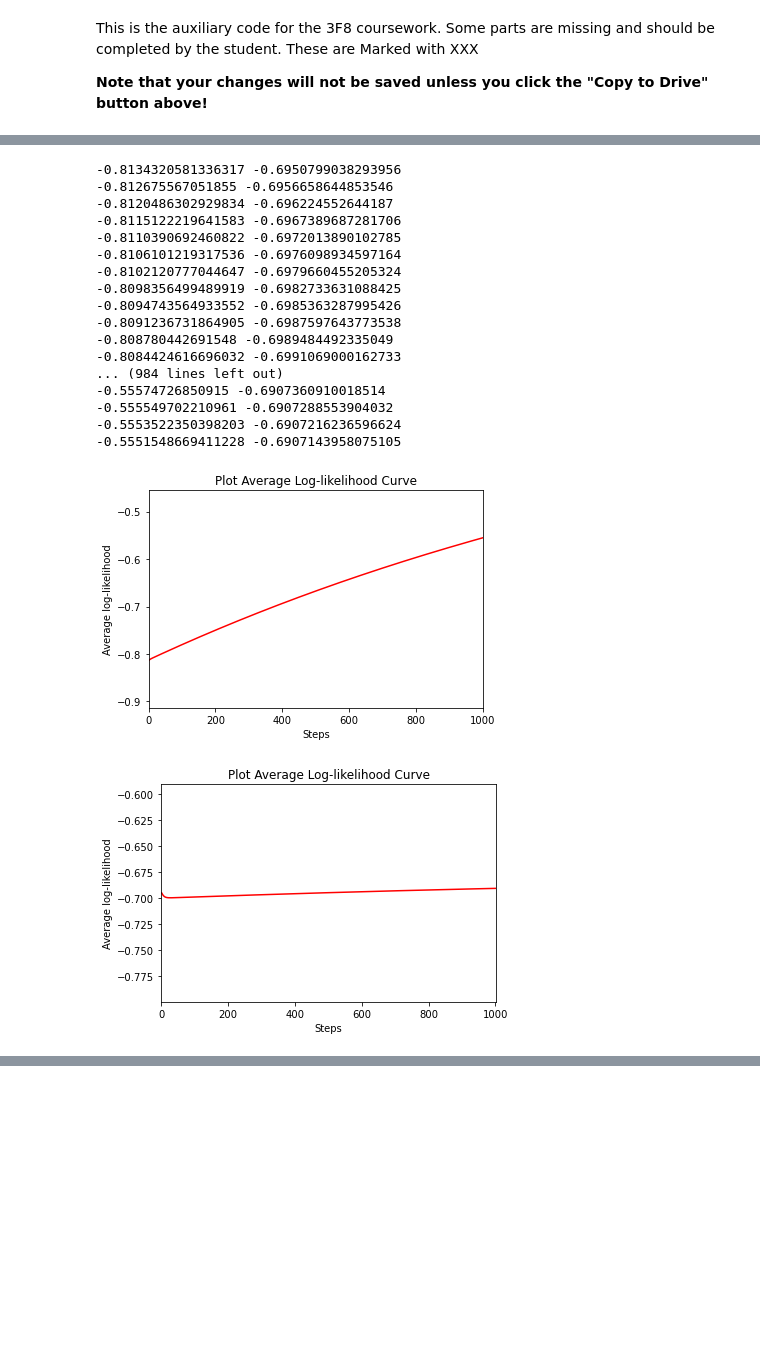
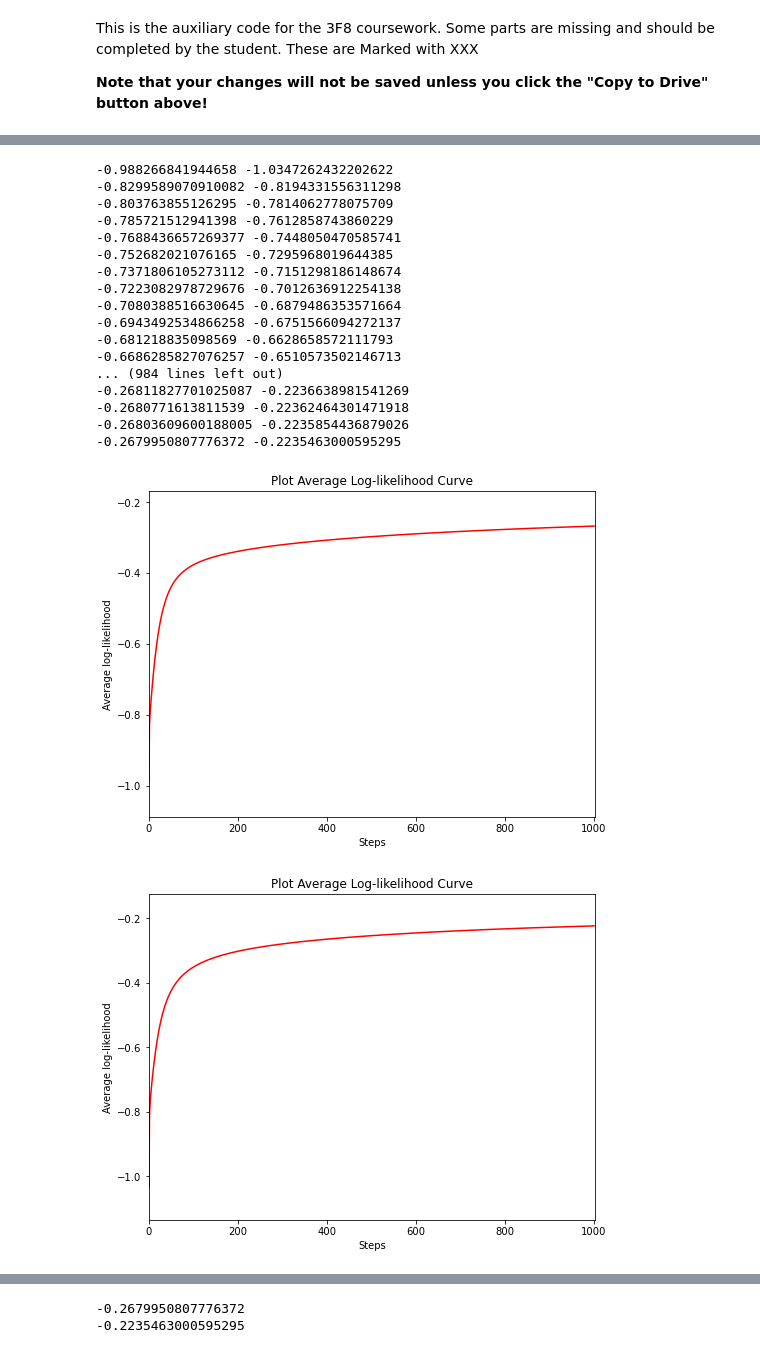
Before and after one commit to ofs416/Bayesian_Inference, a Jupyter notebook: 3F8_Lab.ipynb, the cells around one changed output, grey strips where cells are left out. Drawn from its saved outputs; the diff is of its cells as text; code cells hidden in the pictures; blank space fills up the shorter version.

```diff
--- a/3F8_Lab.ipynb
+++ b/3F8_Lab.ipynb
@@ -19,6 +19,7 @@ y = y[ permutation ]
 # We plot the data
 
 import matplotlib.pyplot as plt
+plt.rcParams["figure.figsize"] = (8,6)
 
 ##
 # Function that plots the points in 2D together with their labels
@@ -231,7 +234,7 @@ def plot_predictive_distribution(X, y, w, map_inputs = lambda x : x):
     X_tilde = get_x_tilde(map_inputs(np.concatenate((xx.ravel().reshape((-1, 1)), yy.ravel().reshape((-1, 1))), 1)))
     Z = predict(X_tilde, w)
     Z = Z.reshape(xx.shape)
-    cs2 = ax.contour(xx, yy, Z, cmap = 'RdBu', linewidths = 2)
+    cs2 = ax.contour(xx, yy, Z, cmap = 'RdBu', linewidths = 4)
     plt.clabel(cs2, fmt = '%2.1f', colors = 'k', fontsize = 14)
     plt.show()
 
@@ -241,8 +244,8 @@ from sklearn import metrics
 
 def conf_matrix(y_true, y_pred):
     y_pred = np.where(y_pred > 0.5, 1, 0)
-    confusion_matrix = metrics.confusion_matrix(y_true, y_pred)
-    cm_display = metrics.ConfusionMatrixDisplay(confusion_matrix = confusion_matrix, display_labels = [False, True])
+    confusion_matrix = metrics.confusion_matrix(y_true, y_pred, normalize='true')
+    cm_display = metrics.ConfusionMatrixDisplay(confusion_matrix = confusion_matrix, display_labels = [0, 1])
     cm_display.plot()
     plt.show()
     return
@@ -313,37 +335,45 @@ plot_ll(ll_test)
 # %%
 # We expand the data
 
-l = 0.01 # XXX Width of the Gaussian basis funcction. To be completed by the student
+l = 1 # XXX Width of the Gaussian basis funcction. To be completed by the student
 
 X_tilde_train = get_x_tilde(evaluate_basis_functions(l, X_train, X_train))
 X_tilde_test = get_x_tilde(evaluate_basis_functions(l, X_test, X_train))
 
 # We train the new classifier on the feature expanded inputs
 
-alpha = 0.001 # XXX Learning rate for gradient-based optimisation with basis functions. To be completed by the student 0.0001, 0.002, 0.00003
+alpha = 0.0001 # XXX Learning rate for gradient-based optimisation with basis functions. To be completed by the student 0.0001, 0.002, 0.00003
 n_steps = 1000 # XXX Number of steps of gradient-based optimisation with basis functions. To be completed by the student
 
 w, ll_train, ll_test = fit_w(X_tilde_train, y_train, X_tilde_test, y_test, n_steps, alpha)
 
 plot_ll(ll_train)
 plot_ll(ll_test)
+
+# We plot the predictive distribution
+
+plot_predictive_distribution(X, y, w, lambda x : evaluate_basis_functions(l, x, X_train))
+conf_matrix(y_test, predict(X_tilde_test,w))
+
+print(ll_train[999])
+print(ll_test[999])
 # %% [output]
--0.8134320581336317 -0.6950799038293956
--0.812675567051855 -0.6956658644853546
--0.8120486302929834 -0.696224552644187
--0.8115122219641583 -0.6967389687281706
--0.8110390692460822 -0.6972013890102785
--0.8106101219317536 -0.6976098934597164
--0.8102120777044647 -0.6979660455205324
--0.8098356499489919 -0.6982733631088425
--0.8094743564933552 -0.6985363287995426
--0.8091236731864905 -0.6987597643773538
--0.808780442691548 -0.6989484492335049
--0.8084424616696032 -0.6991069000162733
+-0.988266841944658 -1.0347262432202622
+-0.8299589070910082 -0.8194331556311298
+-0.803763855126295 -0.7814062778075709
+-0.785721512941398 -0.7612858743860229
+-0.7688436657269377 -0.7448050470585741
+-0.752682021076165 -0.7295968019644385
+-0.7371806105273112 -0.7151298186148674
+-0.7223082978729676 -0.7012636912254138
+-0.7080388516630645 -0.6879486353571664
+-0.6943492534866258 -0.6751566094272137
+-0.681218835098569 -0.6628658572111793
+-0.6686285827076257 -0.6510573502146713
 ... (984 lines left out)
--0.55574726850915 -0.6907360910018514
--0.555549702210961 -0.6907288553904032
--0.5553522350398203 -0.6907216236596624
--0.5551548669411228 -0.6907143958075105
+-0.26811827701025087 -0.2236638981541269
+-0.2680771613811539 -0.22362464301471918
+-0.26803609600188005 -0.2235854436879026
+-0.2679950807776372 -0.2235463000595295
-[figure, old version]
+[figure, new version]
-[figure, old version]
+[figure, new version]
@@ -350 +382,3 @@ plot_ll(ll_test)
+-0.2679950807776372
+-0.2235463000595295
 # %%
```
Also changed, not shown: parts of 10 cells of this notebook.
